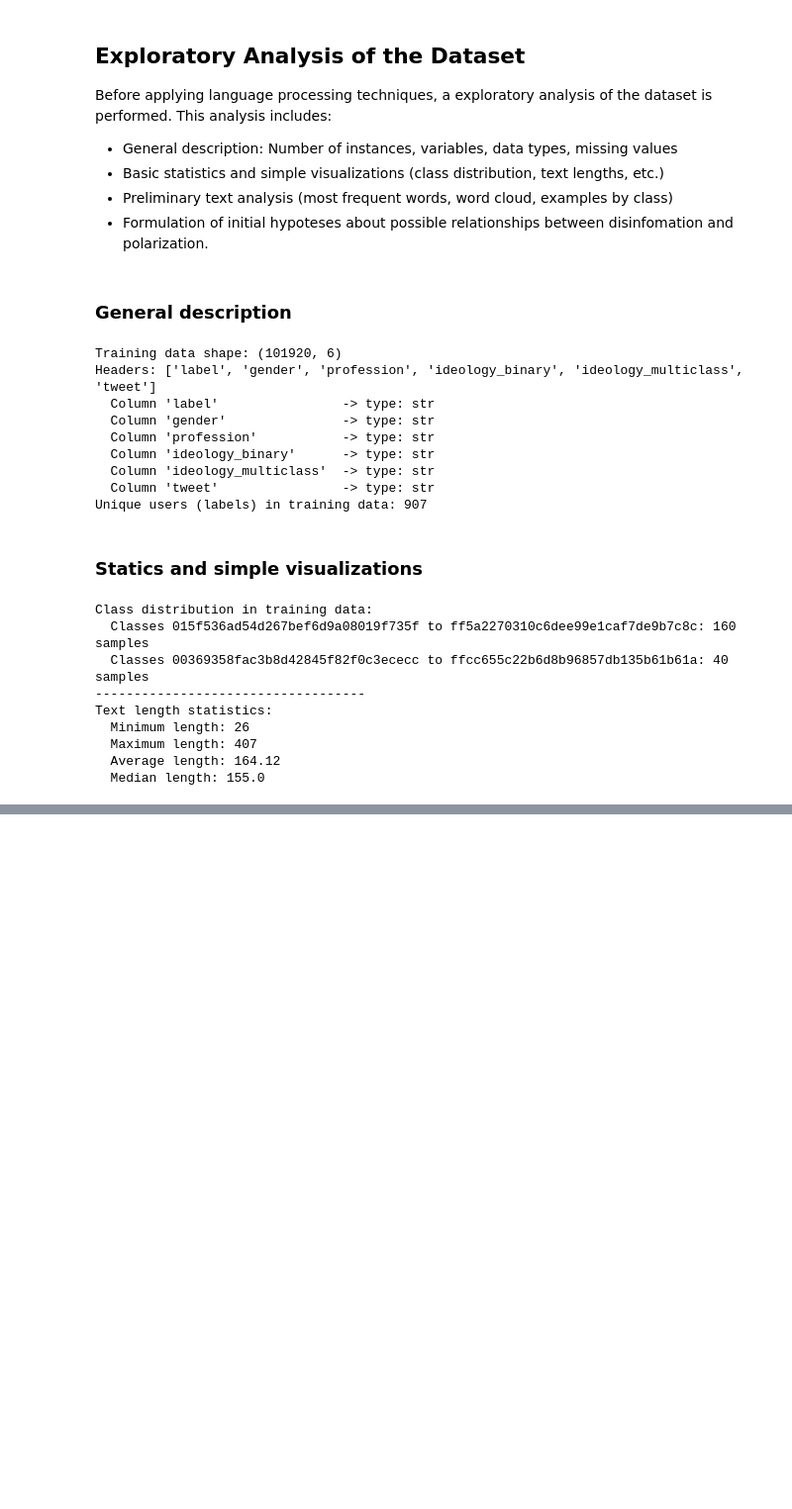
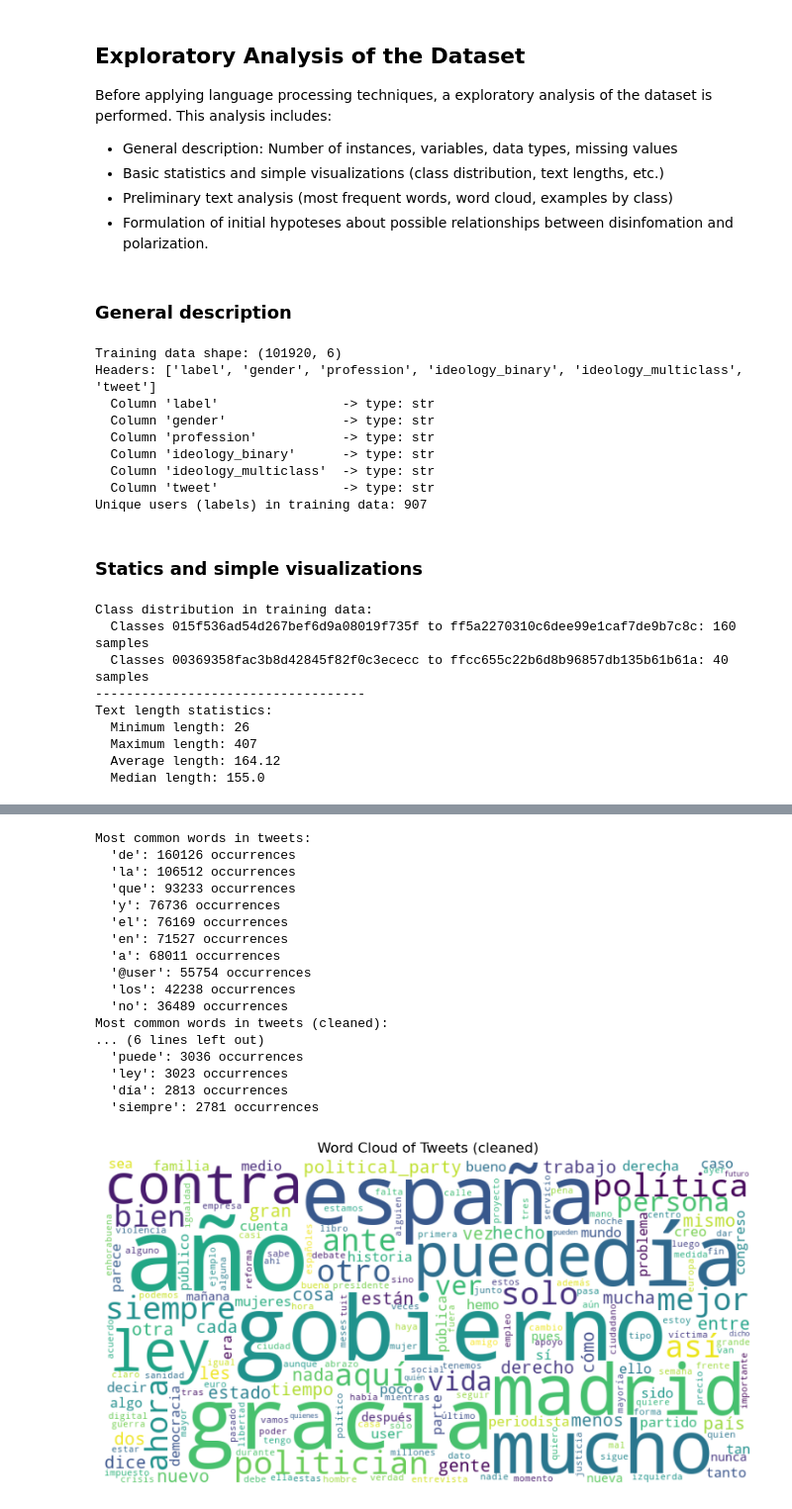
Before and after one commit to r-agus/project_x, a Jupyter notebook: main.ipynb, the cells around one changed output, grey strips where cells are left out. Shown at 99% size. Saved outputs shown, nothing was run; the diff lists cells and outputs as text; code cells hidden in the pictures; blank space fills up the shorter version.

Commit message:
feat: add most common words in tweets and wordcloud

```diff
--- a/main.ipynb
+++ b/main.ipynb
@@ -103,0 +110,79 @@ Text length statistics:
+# %%
+# Print most frequent words in the tweets, word cloud and examples by class
+all_text = ' '.join(ytrain.iloc[:, -1].dropna().astype(str).tolist())
+words = all_text.lower().split()
+
+word_counts = Counter(words)
+most_common_words = word_counts.most_common(10)
+print("Most common words in tweets:")
+for word, count in most_common_words:
+    print(f"  '{word}': {count} occurrences")
+
+# Remove very short tokens and common noise
+stopwords = {
+    'de', 'la', 'que', 'el', 'en', 'y', 'a', 'los', 'se', 'del', 'las', 'un',
+    'por', 'con', 'no', 'una', 'su', 'para', 'es', 'al', 'lo', 'como', 'más',
+    'o', 'pero', 'sus', 'le', 'ya', 'o', 'si', 'sobre', 'este', 'también',
+    'me', 'hasta', 'hay', 'donde', 'han', 'tu', 'te', 'rt', 'https', '[hashtag]',
+    '[politician]', '[political_party]', 'esta', 'está', 'qué', 'hoy', 'nos',
+    'todo', 'son', 'muy', 'sin', 'desde', 'cuando', 'todo', 'todos', 'toda',
+    'todas', 'uno', 'una', 'unos', 'unas', 'ser', 'fue', 'fueron', 'será',
+    'serán', 'tener', 'tiene', 'tienen', 'hacer', 'hace', 'hacen', 'porque',
+    'eso', 'esto', 'ese', 'esa', 'esos', 'esas', 'mi', 'mis', 'tu', 'tus',
+    'su', 'sus', 'nuestro', 'nuestra', 'nuestros', 'nuestras'
+}
+
+clean_words = [
+    w for w in words
+    if len(w) > 2
+    and not w.startswith('@')    # remove mentions
+    and not w.startswith('http') # remove URLs
+    and w not in stopwords
+]
+
+word_counts = Counter(clean_words)
+most_common_words = word_counts.most_common(10)
+
+print("Most common words in tweets (cleaned):")
+for word, count in most_common_words:
+    print(f"  '{word}': {count} occurrences")
+
+# Generate and display a word cloud without common stopwords
+from wordcloud import STOPWORDS, WordCloud
+
+wc_stopwords = STOPWORDS.union(stopwords).union({'https', 'rt'})
+clean_text = ' '.join(clean_words)
+
+wordcloud = WordCloud(
+    width=800,
+    height=400,
+    background_color='white',
+    stopwords=wc_stopwords,
+    collocations=False  # avoid duplicated bigrams like "new york"
+).generate(clean_text)
+
+import matplotlib.pyplot as plt
+plt.figure(figsize=(10, 5))
+plt.imshow(wordcloud, interpolation='bilinear')
+plt.axis('off')
+plt.title('Word Cloud of Tweets (cleaned)')
+plt.show()
+# %% [output]
+Most common words in tweets:
+  'de': 160126 occurrences
+  'la': 106512 occurrences
+  'que': 93233 occurrences
+  'y': 76736 occurrences
+  'el': 76169 occurrences
+  'en': 71527 occurrences
+  'a': 68011 occurrences
+  '@user': 55754 occurrences
+  'los': 42238 occurrences
+  'no': 36489 occurrences
+Most common words in tweets (cleaned):
+... (6 lines left out)
+  'puede': 3036 occurrences
+  'ley': 3023 occurrences
+  'día': 2813 occurrences
+  'siempre': 2781 occurrences
+[figure, added]
```
Also changed, not shown: parts of 2 cells of this notebook.
